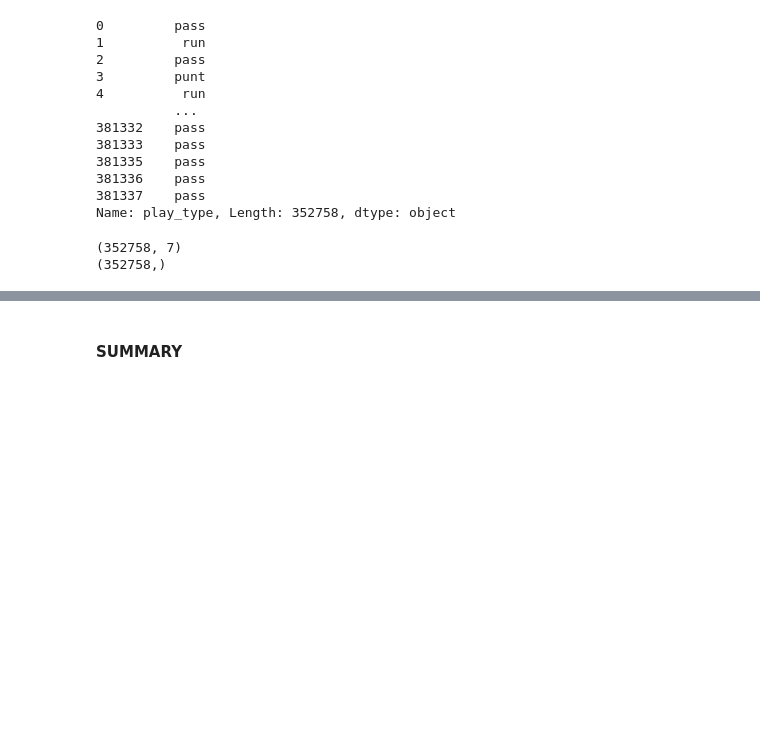
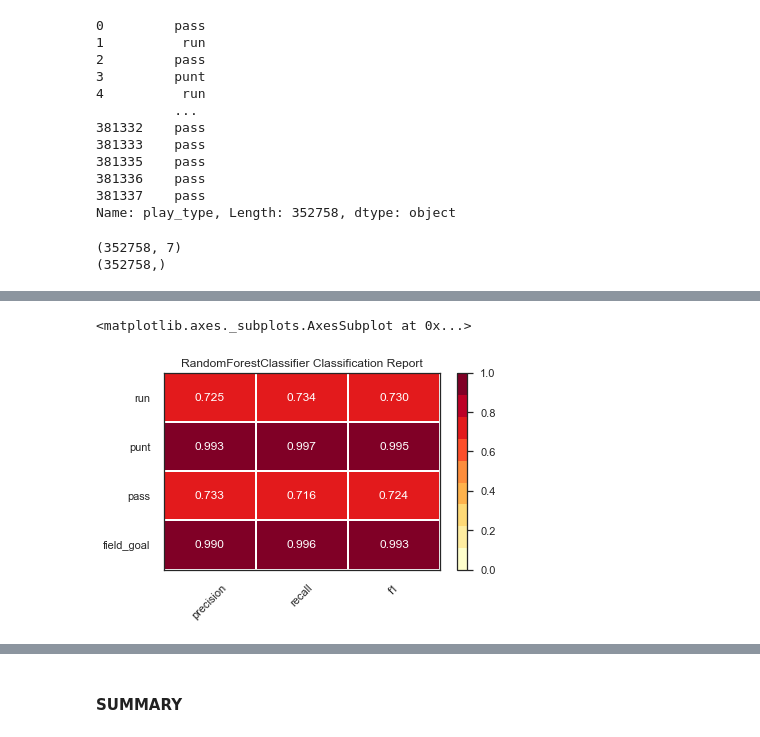
Before and after one commit to tiroger/Prediciting_NFL_Stats_ML, a Jupyter notebook: Model_build_all_plays.ipynb, the cells around one changed output, grey strips where cells are left out. Cells and saved outputs as stored; diff of their text form; code cells hidden in the pictures; blank space fills up the shorter version.

Commit message:
More work on model-build page

```diff
--- a/Model_build_all_plays.ipynb
+++ b/Model_build_all_plays.ipynb
@@ -945,3 +945,10 @@ visualizer.show(outpath='plots/ParallelCoordinates_all_plays.png', dpi=600, tran
 # %% [output]
 <matplotlib.axes._subplots.AxesSubplot at 0x...>
 [figure]
+# %%
+# Instantiate the visualizer
+rad = RadViz(classes=classes)
+
+rad.fit(X_selected, y_selected)           # Fit the data to the visualizer
+rad.transform(X_selected)        # Transform the data
+rad.show()              # Finalize and render the figure
@@ -986,3 +995,18 @@ print(y_selected.shape)
 # %% [output]
 (352758, 7)
 (352758,)
+# %%
+# applying SMOTE to new data and checking the class counts
+X_selected_resampled, y_selected_resampled = SMOTE().fit_resample(X_selected, y_selected)
+print(X_selected_resampled.shape)
+print(y_selected_resampled.shape)
+
+
+pt = PowerTransformer()
+pt.fit(X_selected_resampled)
+X_selected_resampled_transformed = pt.transform(X_selected_resampled)
+print(sorted(Counter(y_resampled).items()))
+
+print(X_selected_resampled_transformed.shape)
+print(y_selected_resampled.shape)
+collections.Counter(y_selected_resampled)
@@ -988,0 +1020,12 @@ print(y_selected.shape)
+# %%
+# Splitting resampled data into training and testing
+X_train_resampled_selected, X_test_resampled_selected, y_train_resampled_selected, y_test_resampled_selected = train_test_split(X_selected_resampled_transformed, y_selected_resampled, random_state=42)
+# %%
+# Random Forrest on most important feature set
+res_select_forest = ClassificationReport(RandomForestClassifier(n_estimators=300))
+res_select_forest.fit(X_train_resampled_selected, y_train_resampled_selected)
+res_select_forest.score(X_test_resampled_selected, y_test_resampled_selected)
+res_select_forest.show(outpath='model_reports/forest_resampled_selected_all_plays.png',dpi=600, transparent=True)
+# %% [output]
+<matplotlib.axes._subplots.AxesSubplot at 0x...>
+[figure, added]
```
Also changed, not shown: parts of 12 cells of this notebook, 42 other files.
